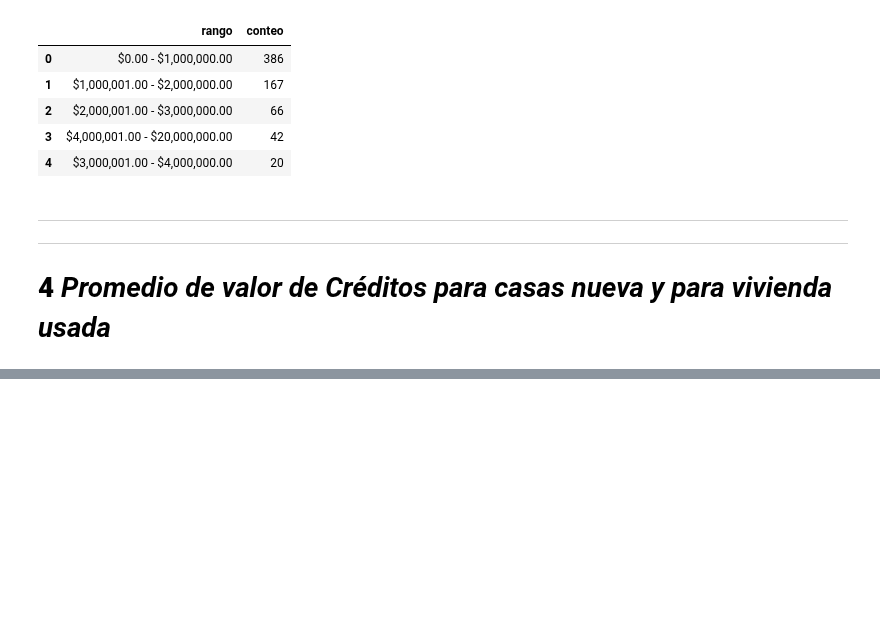
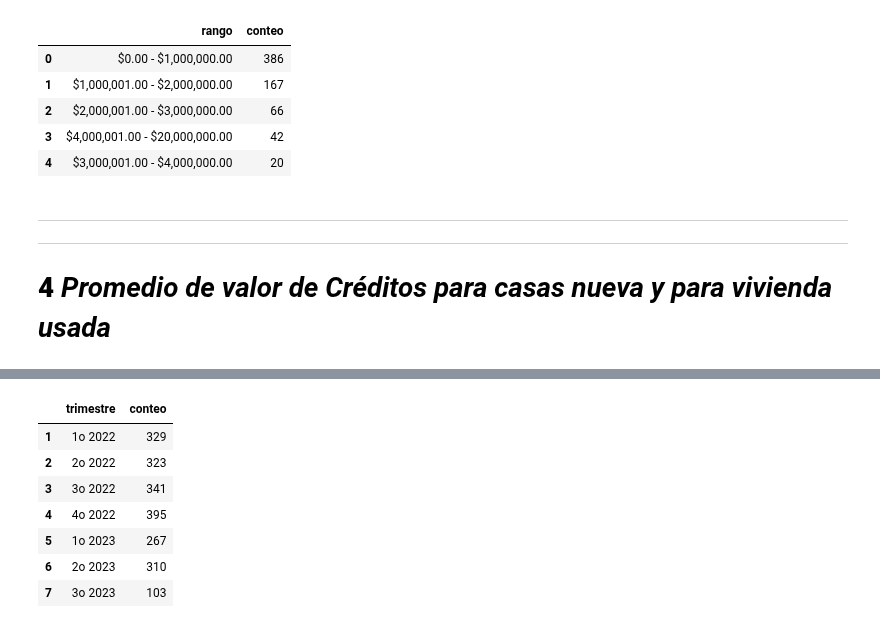
Before and after one commit to MiguelDWT4toCreativo/Datalpine, a Jupyter notebook: resources/jupyter/creditos_distribucion.ipynb, the cells around one changed output, grey strips where cells are left out. Cells and saved outputs as stored; diff of their text form; code cells hidden in the pictures; blank space fills up the shorter version.

```diff
--- a/resources/jupyter/creditos_distribucion.ipynb
+++ b/resources/jupyter/creditos_distribucion.ipynb
@@ -772,0 +826,17 @@ ___
+# %%
+conteo_trimestral = estacionalidad_2223_pachuca.groupby(['año', 'trimestre']).size().reset_index(name='conteo')
+conteo_trimestral = conteo_trimestral[conteo_trimestral['año'] != 0]
+# Concatenar 'año' y 'trimestre' en una nueva columna llamada 'trimestre'
+conteo_trimestral['trimestre'] = conteo_trimestral['trimestre'].astype(str) + 'o ' + conteo_trimestral['año'].astype(str)
+# Eliminar la columna 'año' si ya no es necesaria
+conteo_trimestral.drop(columns=['año'], inplace=True)
+conteo_trimestral
+# %% [output]
+|  | trimestre | conteo |
+| 1 | 1o 2022 | 329 |
+| 2 | 2o 2022 | 323 |
+| 3 | 3o 2022 | 341 |
+| 4 | 4o 2022 | 395 |
+| 5 | 1o 2023 | 267 |
+| 6 | 2o 2023 | 310 |
+| 7 | 3o 2023 | 103 |
```
Also changed, not shown: parts of 4 cells of this notebook, 2 other files.
